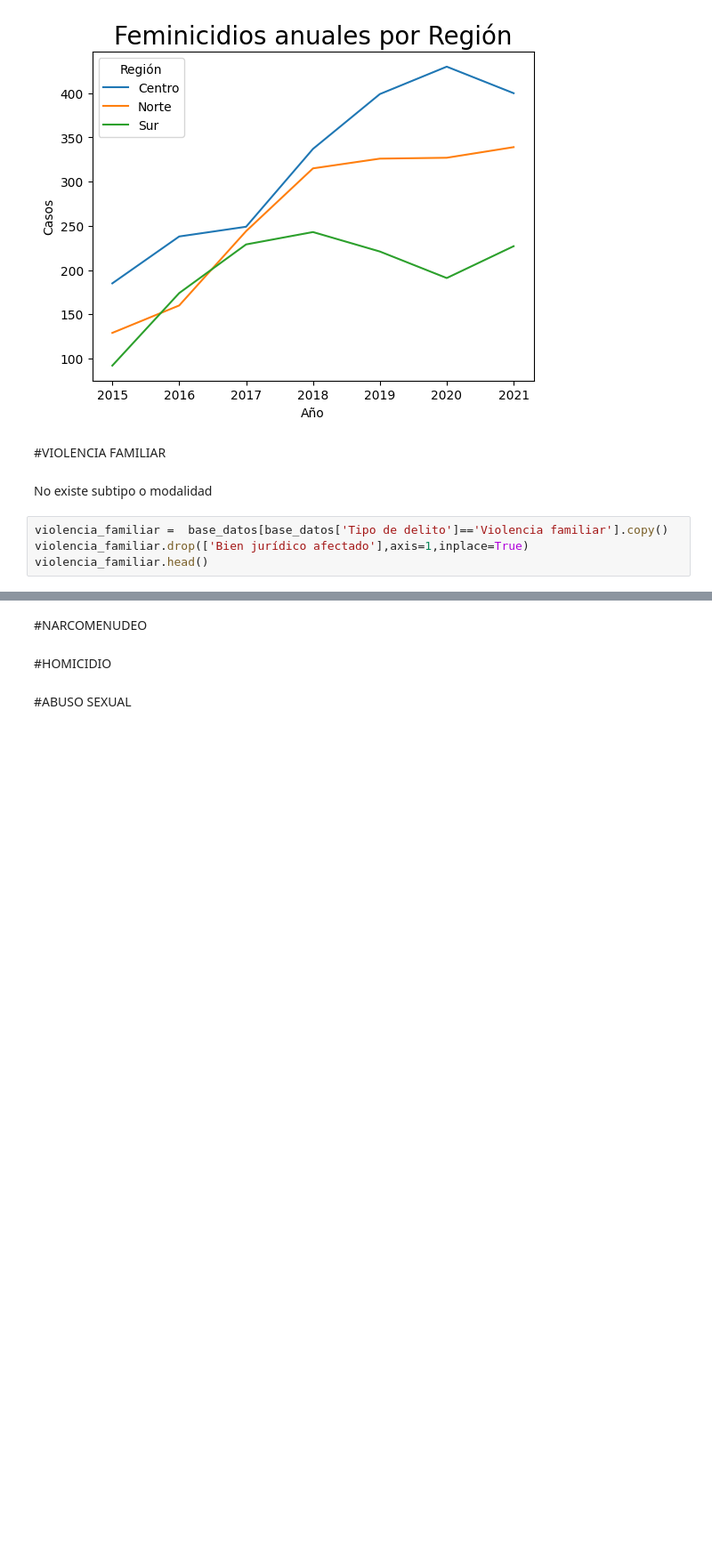
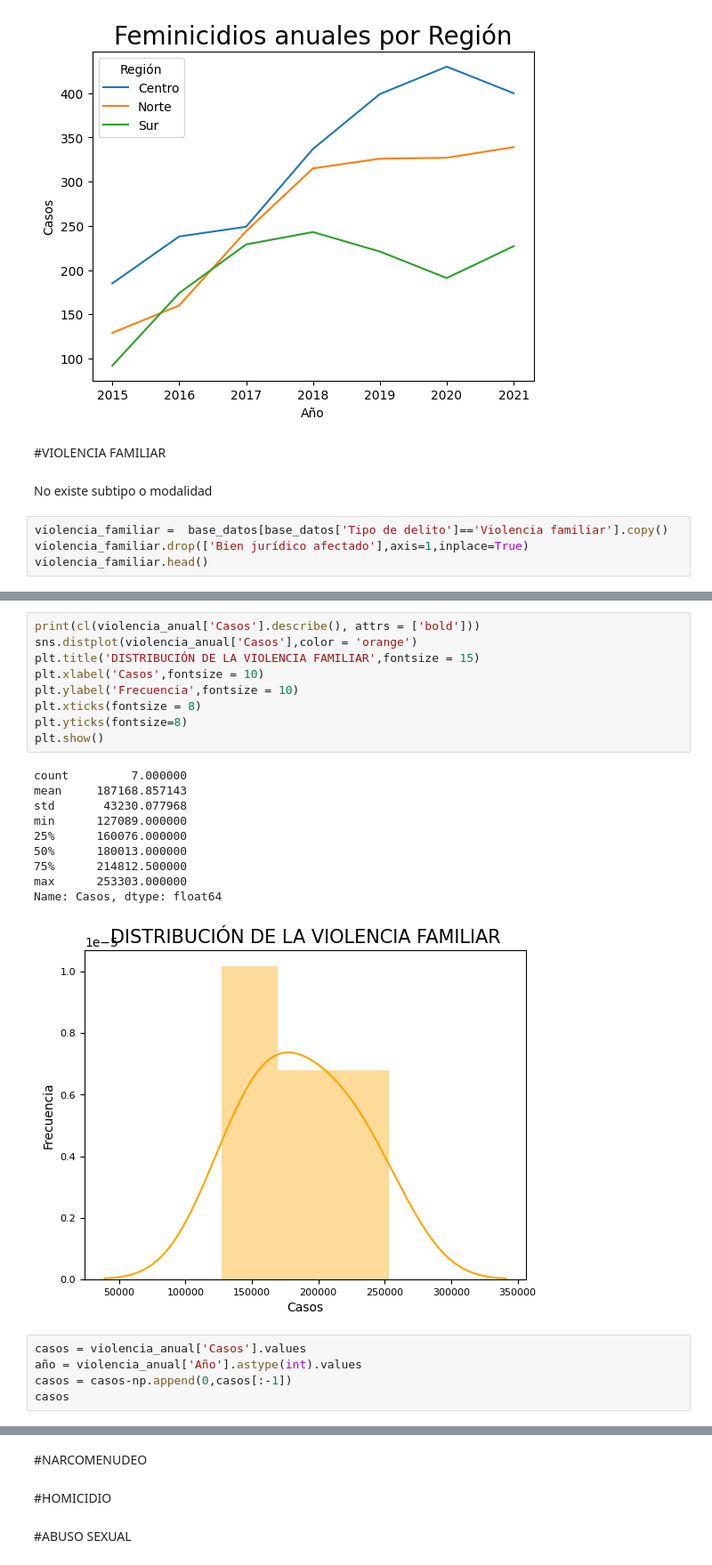
Before and after one commit to abrilgcz/Ciencia-de-Datos, a Jupyter notebook: ProyectoASE.ipynb, the cells around one changed output, grey strips where cells are left out. Shown at 89% size. Cells and saved outputs as stored; diff of their text form; blank space fills up the shorter version.

```diff
--- a/ProyectoASE.ipynb
+++ b/ProyectoASE.ipynb
@@ -896,0 +893,25 @@ violencia_anual
+# %%
+print(cl(violencia_anual['Casos'].describe(), attrs = ['bold']))
+sns.distplot(violencia_anual['Casos'],color = 'orange')
+plt.title('DISTRIBUCIÓN DE LA VIOLENCIA FAMILIAR',fontsize = 15)
+plt.xlabel('Casos',fontsize = 10)
+plt.ylabel('Frecuencia',fontsize = 10)
+plt.xticks(fontsize = 8)
+plt.yticks(fontsize=8)
+plt.show()
+# %% [output]
+count         7.000000
+mean     187168.857143
+std       43230.077968
+min      127089.000000
+25%      160076.000000
+50%      180013.000000
+75%      214812.500000
+max      253303.000000
+Name: Casos, dtype: float64
+[figure, added]
+# %%
+casos = violencia_anual['Casos'].values
+año = violencia_anual['Año'].astype(int).values
+casos = casos-np.append(0,casos[:-1])
+casos
```
Also changed, not shown: parts of 14 cells of this notebook.
